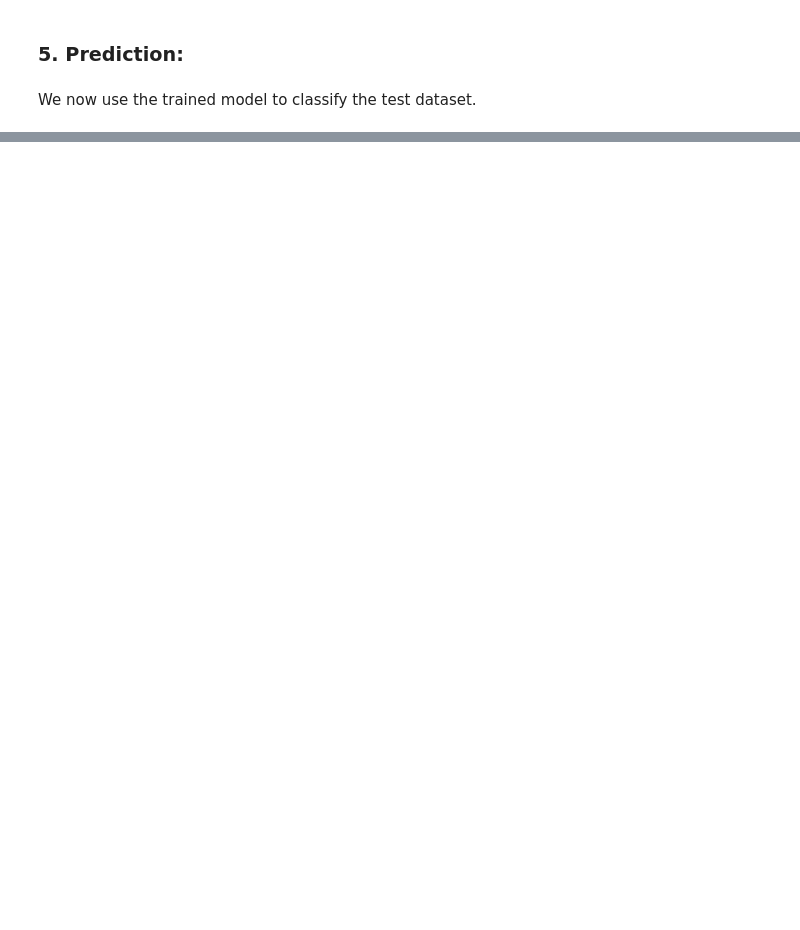
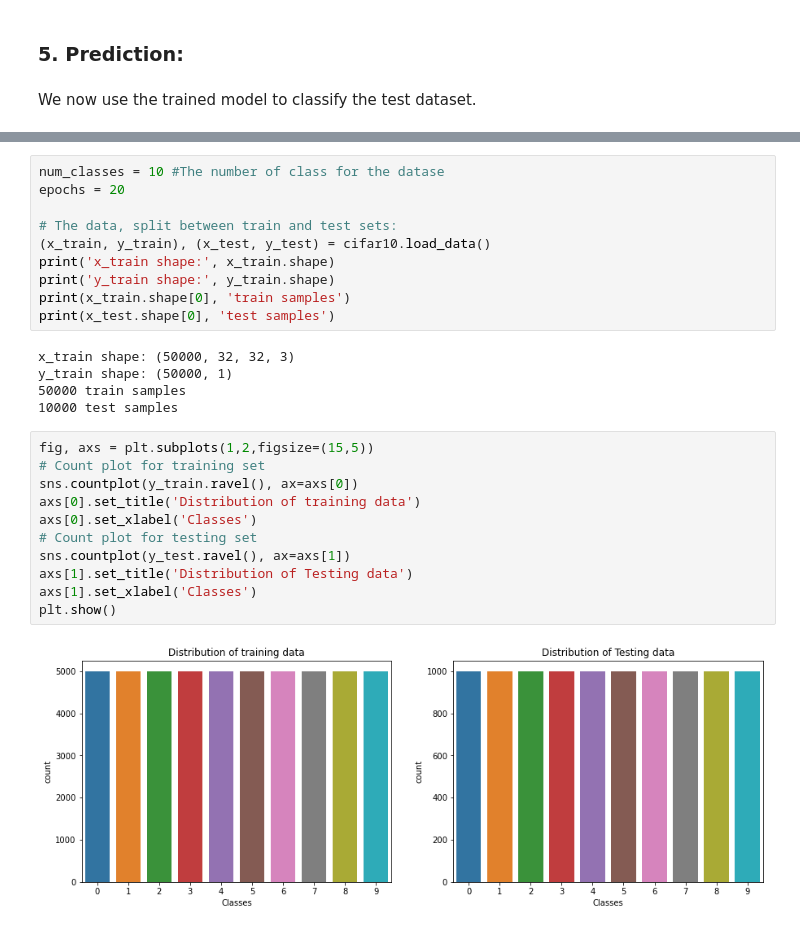
Before and after one commit to jason45992/dogs-vs-cats, a Jupyter notebook: main.ipynb, the cells around one changed output, grey strips where cells are left out. Drawn from its saved outputs; the diff is of its cells as text; blank space fills up the shorter version.

```diff
--- a/main.ipynb
+++ b/main.ipynb
@@ -222,0 +269,28 @@ submission_df.to_csv("submission.csv", index=False)
+# %%
+num_classes = 10 #The number of class for the datase
+epochs = 20
+
+# The data, split between train and test sets:
+(x_train, y_train), (x_test, y_test) = cifar10.load_data()
+print('x_train shape:', x_train.shape)
+print('y_train shape:', y_train.shape)
+print(x_train.shape[0], 'train samples')
+print(x_test.shape[0], 'test samples')
+# %% [output]
+x_train shape: (50000, 32, 32, 3)
+y_train shape: (50000, 1)
+50000 train samples
+10000 test samples
+# %%
+fig, axs = plt.subplots(1,2,figsize=(15,5))
+# Count plot for training set
+sns.countplot(y_train.ravel(), ax=axs[0])
+axs[0].set_title('Distribution of training data')
+axs[0].set_xlabel('Classes')
+# Count plot for testing set
+sns.countplot(y_test.ravel(), ax=axs[1])
+axs[1].set_title('Distribution of Testing data')
+axs[1].set_xlabel('Classes')
+plt.show()
+# %% [output]
+[figure, added]
```
Also changed, not shown: parts of 36 cells of this notebook.
